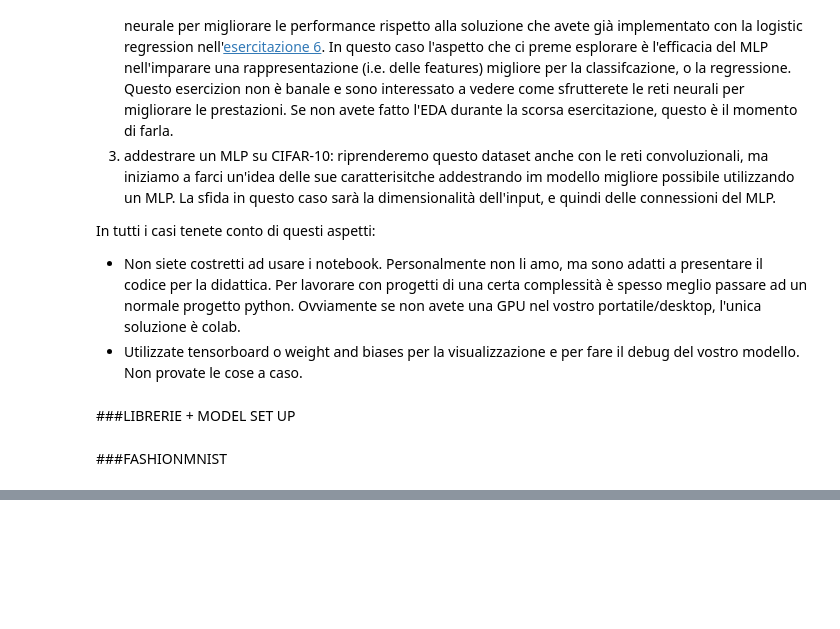
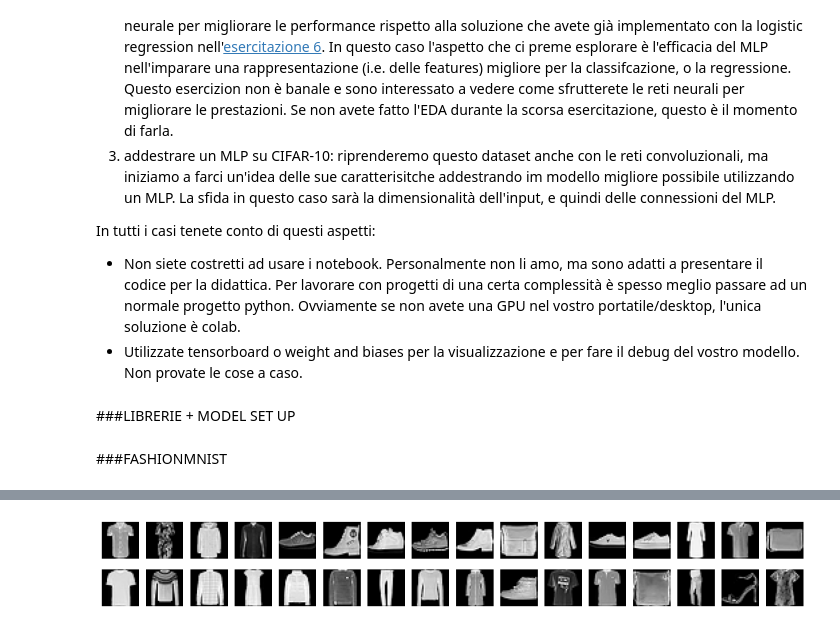
Before and after one commit to VivianPita/lab_iagi, a Jupyter notebook: Es_7_mlp.ipynb, the cells around one changed output, grey strips where cells are left out. Saved outputs shown, nothing was run; the diff lists cells and outputs as text; code cells hidden in the pictures; blank space fills up the shorter version.

```diff
--- a/Es_7_mlp.ipynb
+++ b/Es_7_mlp.ipynb
@@ -122,3 +122,17 @@ def test(model, device, loader, loss_fn):
 device = torch.device("cuda" if torch.cuda.is_available() else "cpu")
 # %% [markdown]
 ###FASHIONMNIST
+# %%
+transform = transforms.Compose([
+    transforms.ToTensor(),
+    transforms.Lambda(lambda x: x.view(x.shape[0], -1))
+])
+
+train_set = datasets.FashionMNIST(root='./data', train=True, download=True, transform=transform)
+validation_and_test_set = datasets.FashionMNIST(root='./data', train=False, download=True, transform=transform)
+
+validation_set, test_set = torch.utils.data.random_split(validation_and_test_set, [len(validation_and_test_set)//2, len(validation_and_test_set)//2])
+
+train_loader = DataLoader(train_set, batch_size=64, shuffle=True)
+validation_loader = DataLoader(validation_set, batch_size=64, shuffle=True)
+test_loader = DataLoader(test_set, batch_size=64, shuffle=True)
@@ -124,0 +155,10 @@ device = torch.device("cuda" if torch.cuda.is_available() else "cpu")
+# %%
+images, labels = next(iter(train_loader))
+plt.figure(figsize=(16, 2))
+for i in range(32):
+    plt.subplot(2, 16, i+1)
+    plt.imshow(images[i].reshape(28, 28), cmap='gray')
+    plt.axis('off')
+plt.show()
+# %% [output]
+[figure, added]
```
Also changed, not shown: parts of 16 cells of this notebook.
